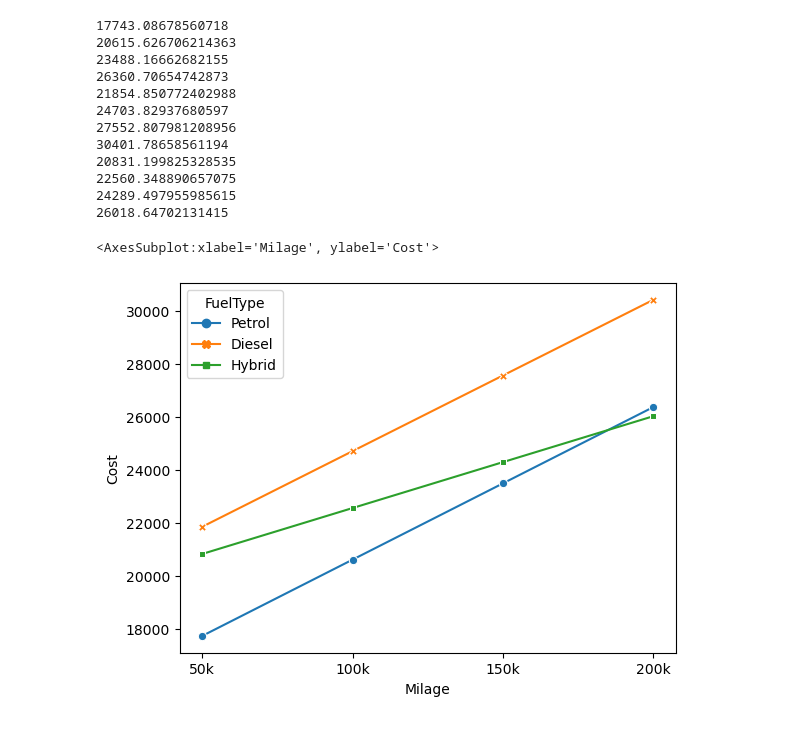
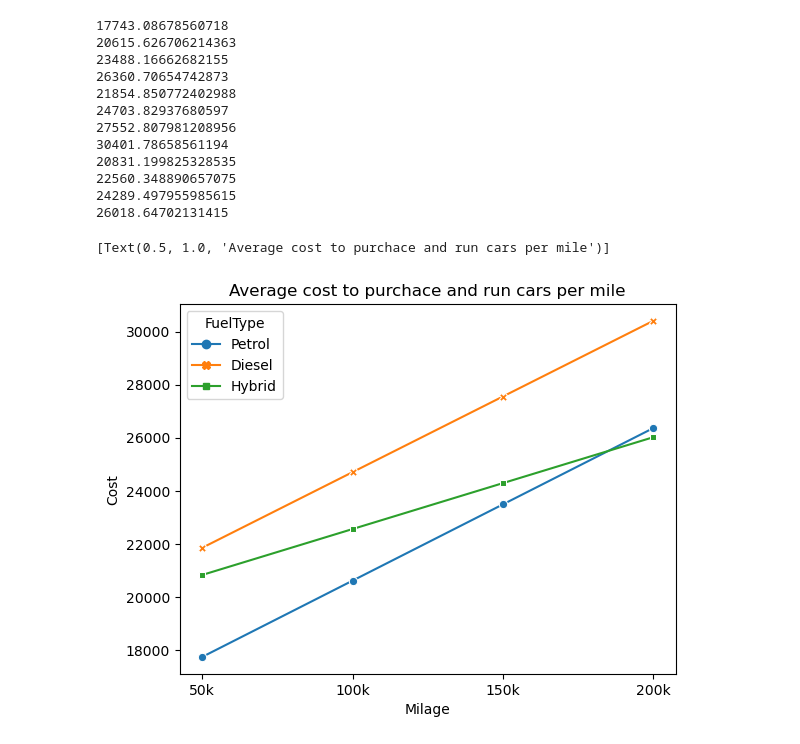
Before and after one commit to patpmcm/UCDPA_PatrickMcMahon, a Jupyter notebook: Car_Stats.ipynb, the cells around one changed output. Saved outputs shown, nothing was run; the diff lists cells and outputs as text; code cells hidden in the pictures.

```diff
--- a/Car_Stats.ipynb
+++ b/Car_Stats.ipynb
@@ -114,18 +114,18 @@ hybrid_price_200k_miles = price_to_own(petrol_fuel_cost, hybrid_price, hybrid_mp
 # %%
 final_dataset = [{'FuelType' : 'Petrol', 'Milage' : '50k', 'Cost' : petrol_price_50k_miles},
                 {'FuelType' : 'Petrol', 'Milage' : '100k', 'Cost' : petrol_price_100k_miles},
                 {'FuelType' : 'Petrol', 'Milage' : '150k', 'Cost' : petrol_price_150k_miles},
                 {'FuelType' : 'Petrol', 'Milage' : '200k', 'Cost' : petrol_price_200k_miles},
                 {'FuelType' : 'Diesel', 'Milage' : '50k', 'Cost' : diesel_price_50k_miles},
                 {'FuelType' : 'Diesel', 'Milage' : '100k', 'Cost' : diesel_price_100k_miles},
                 {'FuelType' : 'Diesel', 'Milage' : '150k', 'Cost' : diesel_price_150k_miles},
                 {'FuelType' : 'Diesel', 'Milage' : '200k', 'Cost' : diesel_price_200k_miles},
                 {'FuelType' : 'Hybrid', 'Milage' : '50k', 'Cost' : hybrid_price_50k_miles},
                 {'FuelType' : 'Hybrid', 'Milage' : '100k', 'Cost' : hybrid_price_100k_miles},
                 {'FuelType' : 'Hybrid', 'Milage' : '150k', 'Cost' : hybrid_price_150k_miles},
                 {'FuelType' : 'Hybrid', 'Milage' : '200k', 'Cost' : hybrid_price_200k_miles}]
 df = pd.DataFrame(final_dataset)
-sns.lineplot(x = 'Milage', y = 'Cost', data = df, hue = 'FuelType', style = 'FuelType', markers = True, dashes = False)
+sns.lineplot(x = 'Milage', y = 'Cost', data = df, hue = 'FuelType', style = 'FuelType', markers = True, dashes = False).set(title = 'Average cost to purchace and run cars per mile')
 # %% [output]
-<AxesSubplot:xlabel='Milage', ylabel='Cost'>
+[Text(0.5, 1.0, 'Average cost to purchace and run cars per mile')]
-[figure, old version]
+[figure, new version]
```
Also changed, not shown: parts of 3 cells of this notebook, 2 other files.
